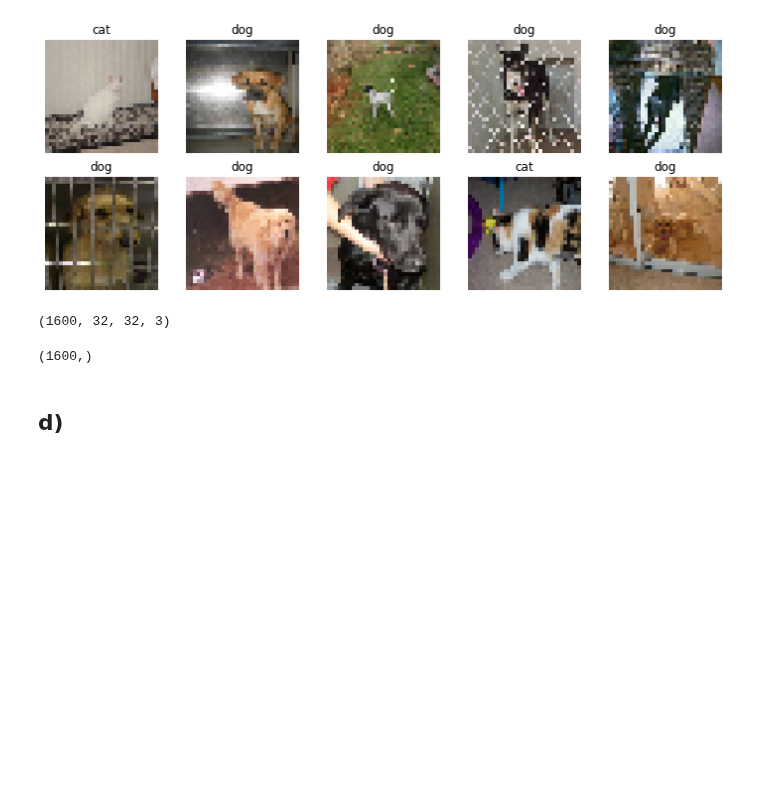
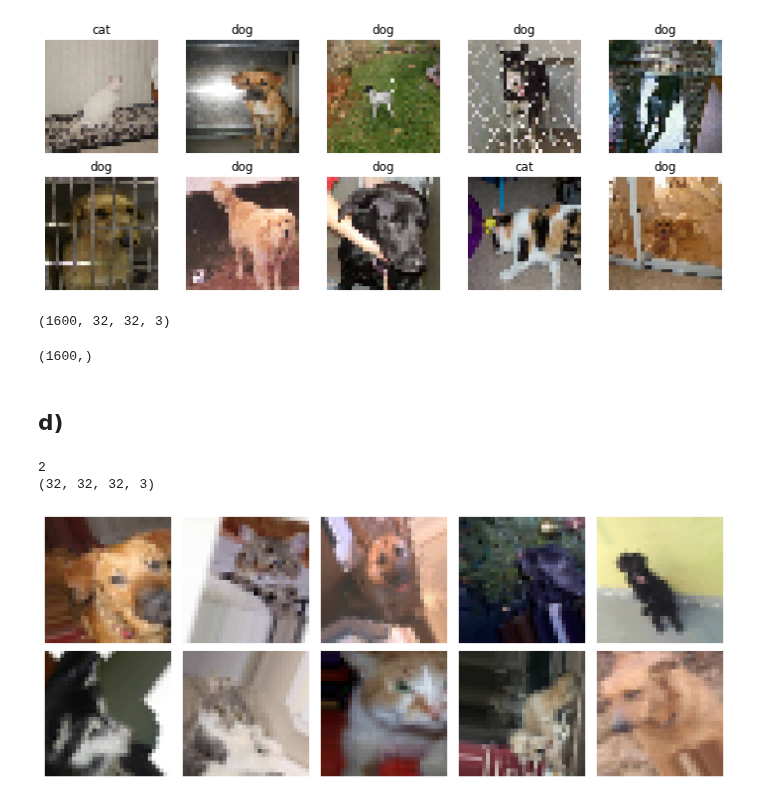
Before and after one commit to felix-tjernberg/ai21-deep-learning, a Jupyter notebook: lab/1_image_processing.ipynb, the cells around one changed output. Saved outputs shown, nothing was run; the diff lists cells and outputs as text; code cells hidden in the pictures; blank space fills up the shorter version.

```diff
--- a/lab/1_image_processing.ipynb
+++ b/lab/1_image_processing.ipynb
@@ -105,9 +106,9 @@ plot_sample_images(resized_train_images)
 # %% [output]
 [figure]
 # %%
-X_train = np.array([image[0] for image in resized_train_images])
-X_val = np.array([image[0] for image in resized_val_images])
-X_test = np.array([image[0] for image in resized_test_images])
+X_train = np.array([image[0] for image in resized_train_images]).astype('float32') / 255
+X_val = np.array([image[0] for image in resized_val_images]).astype('float32') / 255
+X_test = np.array([image[0] for image in resized_test_images]).astype('float32') / 255
 X_train.shape
 # %% [output]
 (1600, 32, 32, 3)
@@ -120,3 +121,25 @@ y_train.shape
 (1600,)
 # %% [markdown]
 ## d)
+# %%
+train_image_generator = ImageDataGenerator(
+    rotation_range = 90,
+    shear_range = .2,
+    zoom_range = .2,
+    height_shift_range = .2,
+    width_shift_range = .2,
+)
+test_image_generator = ImageDataGenerator()
+
+train_val_generator = train_image_generator.flow(X_train, y_train, batch_size=32)
+val_generator = test_image_generator.flow(X_val, y_val, batch_size=32)
+# %%
+print(len(train_val_generator.next()))
+print(train_val_generator.next()[0].shape)
+# %% [output]
+2
+(32, 32, 32, 3)
+# %%
+plot_sample_images(train_val_generator.next()[0], labels=False)
+# %% [output]
+[figure, added]
```
Also changed, not shown: parts of 1 cell of this notebook, 1 other file.
